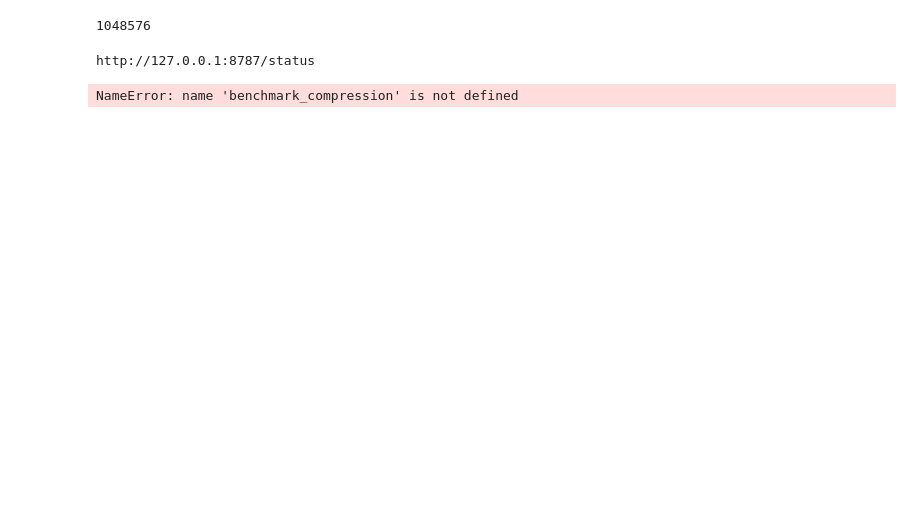
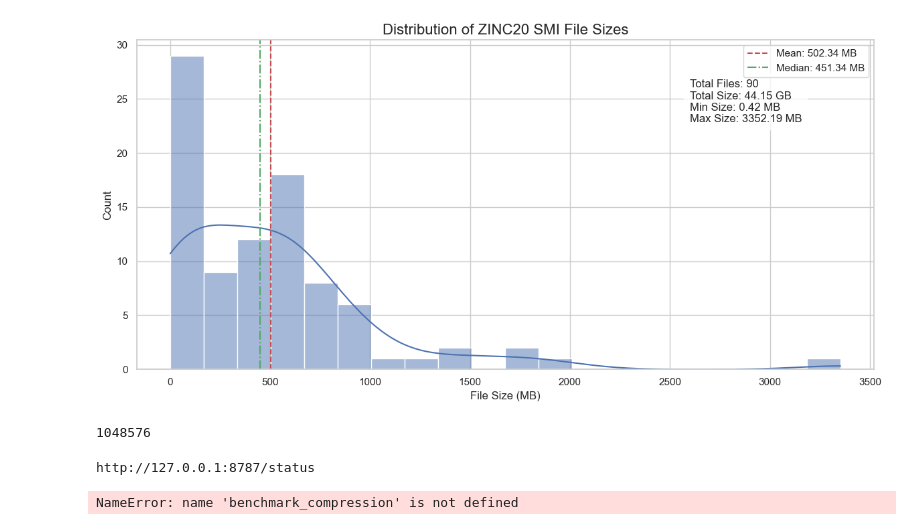
Before and after one commit to EtienneReboul/confscale, a Jupyter notebook: notebooks/er01-benchmarking_compression.ipynb, the cells around one changed output. Drawn from its saved outputs; the diff is of its cells as text; code cells hidden in the pictures; blank space fills up the shorter version.

Commit message:
updated notebooks for compression benchmark figure and analysis

```diff
--- a/notebooks/er01-benchmarking_compression.ipynb
+++ b/notebooks/er01-benchmarking_compression.ipynb
@@ -21,0 +74,33 @@ dataset_path = "../data/raw/ZINC20_drug_like"
+# %%
+# Set up the plot style
+plt.figure(figsize=(12, 6))
+sns.set(style="whitegrid")
+
+# Create a histogram of file sizes in MB
+ax = sns.histplot(file_size_df["size_mb"], bins=20, kde=True)
+ax.set_title("Distribution of ZINC20 SMI File Sizes", fontsize=16)
+ax.set_xlabel("File Size (MB)", fontsize=12)
+ax.set_ylabel("Count", fontsize=12)
+
+# Add vertical line for mean and median
+mean_size = file_size_df["size_mb"].mean()
+median_size = file_size_df["size_mb"].median()
+plt.axvline(mean_size, color="r", linestyle="--", label=f"Mean: {mean_size:.2f} MB")
+plt.axvline(median_size, color="g", linestyle="-.", label=f"Median: {median_size:.2f} MB")
+
+# Add legend
+plt.legend()
+
+# Show some statistics as text
+stats_text = (
+    f"Total Files: {len(file_size_df)}\n"
+    f"Total Size: {total_size_gb:.2f} GB\n"
+    f"Min Size: {file_size_df['size_mb'].min():.2f} MB\n"
+    f"Max Size: {file_size_df['size_mb'].max():.2f} MB"
+)
+plt.annotate(stats_text, xy=(0.75, 0.75), xycoords="axes fraction", bbox={"boxstyle": "round,pad=0.5", "fc": "white", "alpha": 0.8})
+
+plt.tight_layout()
+plt.show()
+# %% [output]
+[figure, added]
```
Also changed, not shown: parts of 12 cells of this notebook, 1 other file.
